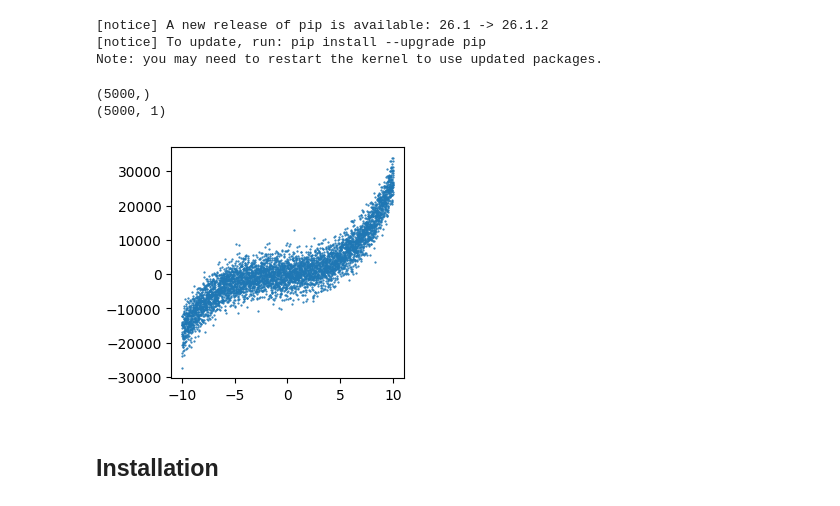
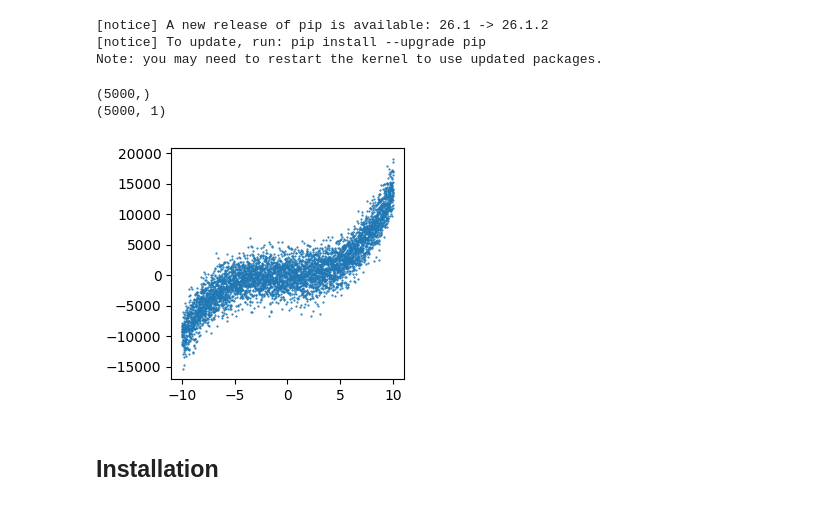
Before and after one commit to iadjedj/tiny_ml_notebooks, a Jupyter notebook: 03_sklearn.ipynb, the cells around one changed output. Cells and saved outputs as stored; diff of their text form; code cells hidden in the pictures.

```diff
--- a/03_sklearn.ipynb
+++ b/03_sklearn.ipynb
@@ -11,32 +16,32 @@ Note: you may need to restart the kernel to use updated packages.
 # %%
 import numpy as np
 import matplotlib.pyplot as plt
-from ipywidgets import interact
 
 np.set_printoptions(precision=2, suppress=True)
 
 NB_POINTS = 5000
-COEFFS = [2, 200, 50, 20]
-INTERCEPT = 15
-NOISE = 3000
+COEFFS = [15, 10, 20, 12]
+NOISE = 2000
 
 x = np.linspace(-10, 10, NB_POINTS)
+x.reshape(-1, 1)
 y = np.zeros((1, NB_POINTS))
 for power, coef in enumerate(COEFFS):
 	y += coef * (x**power)
 
 y += np.random.randn(NB_POINTS) * NOISE
 y = y.reshape(-1, 1)
+
 print(x.shape)
 print(y.shape)
 
 plt.figure(figsize=(3, 3))
 plt.scatter(x, y, s=0.3)
 plt.show()
 # %% [output]
 (5000,)
 (5000, 1)
-[figure, old version]
+[figure, new version]
 # %% [markdown]
 ## Installation
 # %%
```
Also changed, not shown: parts of 21 cells of this notebook.
